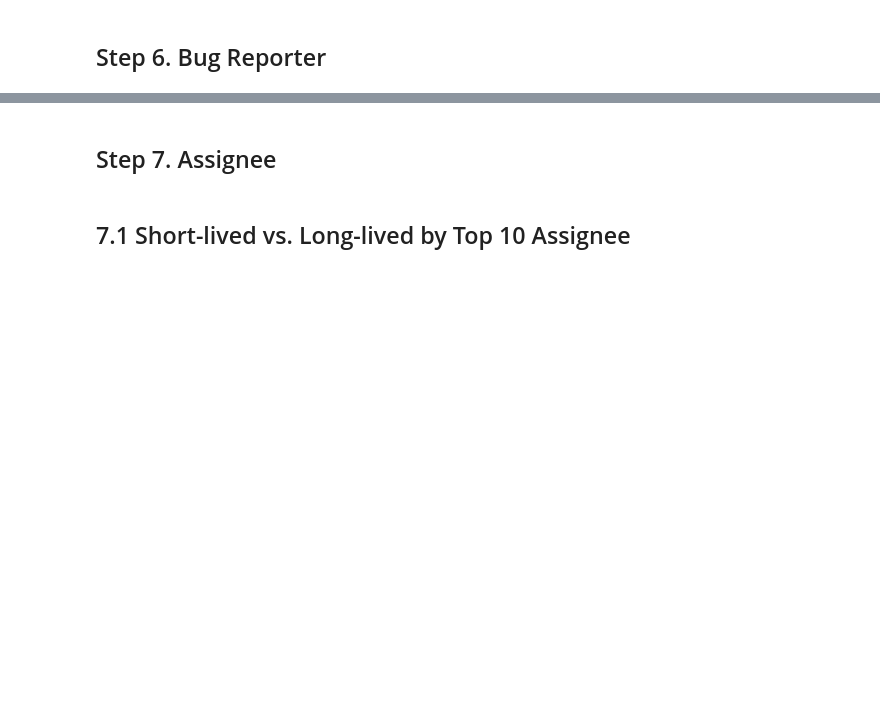
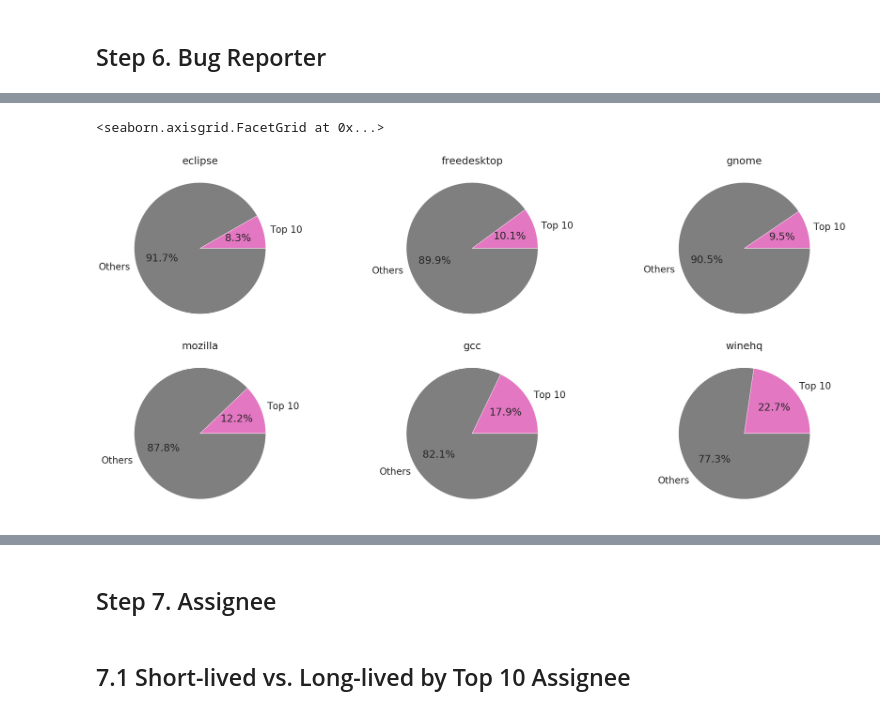
Before and after one commit to gomesluiz/my-doctorate, a Jupyter notebook: projects/long-lived-bug-prediction/notebooks/20191004_long_lived_prediction_rq2_data_analysis.ipynb, the cells around one changed output, grey strips where cells are left out. Drawn from its saved outputs; the diff is of its cells as text; code cells hidden in the pictures; blank space fills up the shorter version.

```diff
--- a/projects/long-lived-bug-prediction/notebooks/20191004_long_lived_prediction_rq2_data_analysis.ipynb
+++ b/projects/long-lived-bug-prediction/notebooks/20191004_long_lived_prediction_rq2_data_analysis.ipynb
@@ -250,3 +242,30 @@ top_10_reporters
+# %%
+def plot_pie(v, l, color=None):
+    plt.pie(v, labels=l.values, autopct='%1.1f%%', colors=["tab:pink", "tab:gray"])
+
+
+top_10_summary = pd.DataFrame(columns=['project', 'count', 'reporter_category'])
+
+for i in range(6):
+    project = projects[i]
+    all_bugs = bug_reports_all_data.loc[bug_reports_all_data['project']==project]
+    top_10 = all_bugs.groupby('reporter_name')['reporter_name'].agg(['count'])
+    top_10 = top_10.sort_values('count', ascending=False).head(10)
+    top_10_summary.loc[top_10_summary.shape[0]+1] = (project, top_10['count'].sum(), 'Top 10')
+    top_10_summary.loc[top_10_summary.shape[0]+1] = (project, all_bugs['bug_id'].count()-top_10['count'].sum(), 'Others')
+top_10_summary
+
+# plot pie charts
+sns.set(style="ticks", color_codes=True, font_scale=2.5)
+g = sns.FacetGrid(top_10_summary, col="project", col_wrap=3, height=8
+                  , col_order=projects
+                  , aspect=1.5)
+g = g.map(plot_pie, "count", "reporter_category" )
+g.set(ylabel="", xlabel="")
+g.set_titles("{col_name}")
+# %% [output]
+<seaborn.axisgrid.FacetGrid at 0x...>
+[figure, added]
 # %%
 def plot_bar (project, column, ax):
     top_10 = bug_reports_all_data.loc[bug_reports_all_data['project']==project]
```
Also changed, not shown: parts of 6 cells of this notebook.
